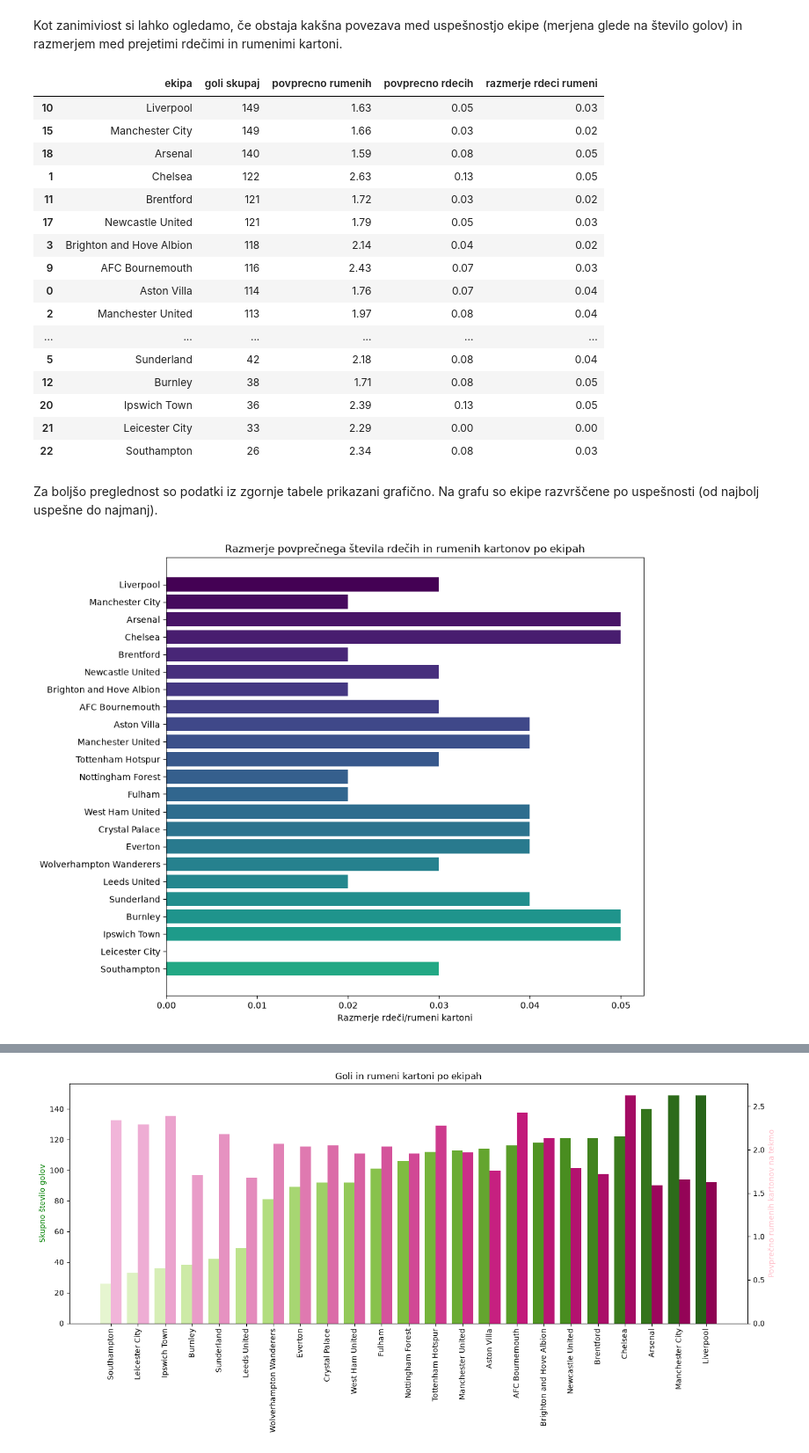
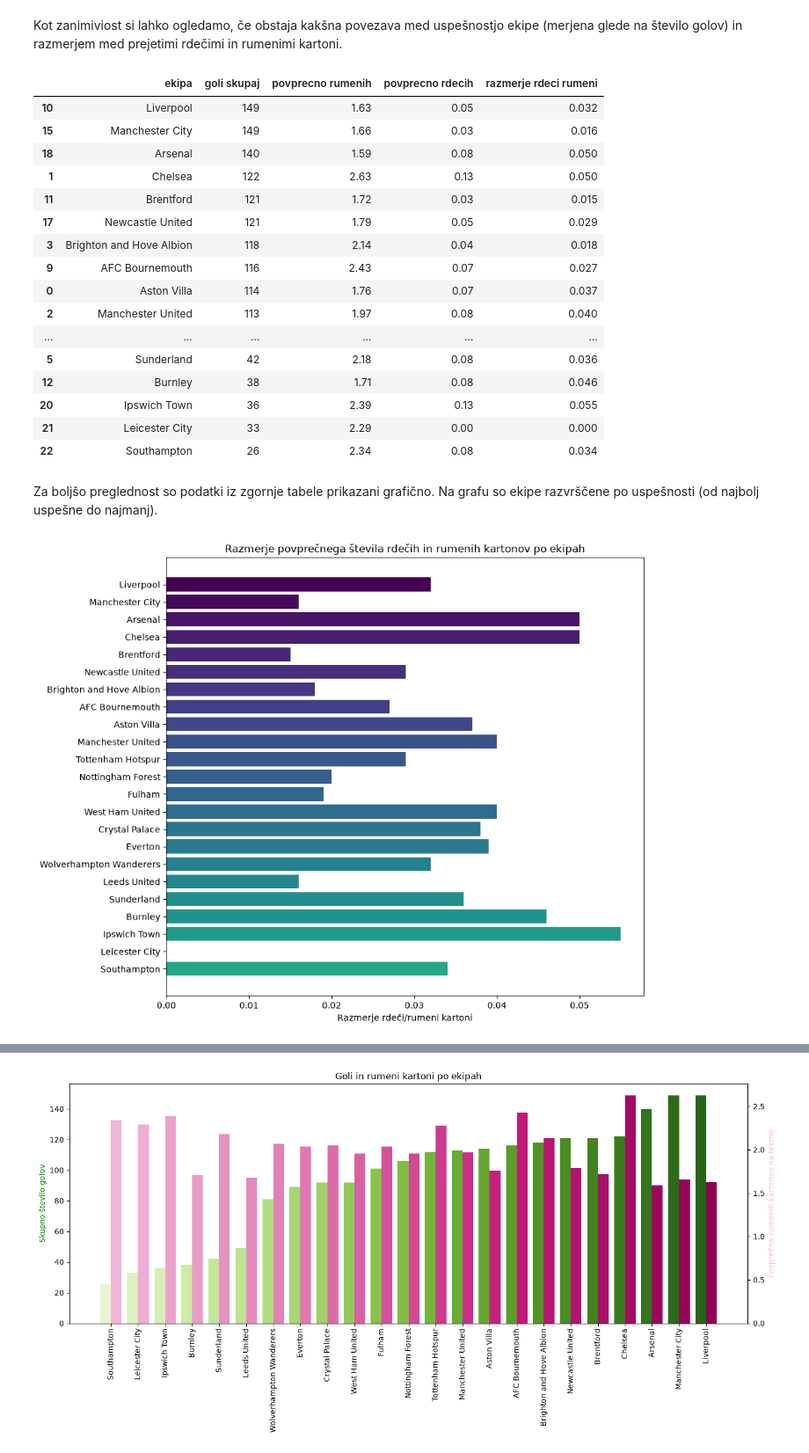
Before and after one commit to KristinaD03/projektna-UVP, a Jupyter notebook: analiza_tekem.ipynb, the cells around one changed output, grey strips where cells are left out. Shown at 88% size. Cells and saved outputs as stored; diff of their text form; code cells hidden in the pictures.

```diff
--- a/analiza_tekem.ipynb
+++ b/analiza_tekem.ipynb
@@ -597,7 +606,7 @@ for ekipa in ekipe:
     imena_ekip.append(ekipa)
     seznam_rumenih.append(round(povp_rumeni, 2))
     seznam_rdecih.append(round(povp_rdeci, 2))
-    seznam_razmerij.append(round(razmerje, 2))
+    seznam_razmerij.append(round(razmerje, 3))
 
 
 tabela_kartonov = pd.DataFrame({
@@ -641,13 +648,13 @@ seznam_razmerij = []
 
 for i in range(len(tabela_kartonov)):
 
-    ime_ekipe = tabela_kartonov['ekipa'].iloc[i]
+    ime_ekipe = tabela_kartonov['ekipa'][i]
 
     seznam_ekip.append(ime_ekipe)
     seznam_golov.append(goli_skupaj[ime_ekipe])
-    seznam_rumenih.append(tabela_kartonov['povprecno rumenih'].iloc[i])
-    seznam_rdecih.append(tabela_kartonov['povprecno rdecih'].iloc[i])
-    seznam_razmerij.append(tabela_kartonov['razmerje'].iloc[i])
+    seznam_rumenih.append(tabela_kartonov['povprecno rumenih'][i])
+    seznam_rdecih.append(tabela_kartonov['povprecno rdecih'][i])
+    seznam_razmerij.append(tabela_kartonov['razmerje'][i])
 
 skupna_tabela = pd.DataFrame({
     'ekipa': seznam_ekip,
@@ -662,45 +669,49 @@ skupna_tabela = skupna_tabela.sort_values('goli skupaj', ascending=False)
 skupna_tabela
 # %% [output]
 |  | ekipa | goli skupaj | povprecno rumenih | povprecno rdecih | razmerje rdeci rumeni |
-| 10 | Liverpool | 149 | 1.63 | 0.05 | 0.03 |
-| 15 | Manchester City | 149 | 1.66 | 0.03 | 0.02 |
-| 18 | Arsenal | 140 | 1.59 | 0.08 | 0.05 |
-| 1 | Chelsea | 122 | 2.63 | 0.13 | 0.05 |
-| 11 | Brentford | 121 | 1.72 | 0.03 | 0.02 |
-| 17 | Newcastle United | 121 | 1.79 | 0.05 | 0.03 |
-| 3 | Brighton and Hove Albion | 118 | 2.14 | 0.04 | 0.02 |
-| 9 | AFC Bournemouth | 116 | 2.43 | 0.07 | 0.03 |
-| 0 | Aston Villa | 114 | 1.76 | 0.07 | 0.04 |
-| 2 | Manchester United | 113 | 1.97 | 0.08 | 0.04 |
+| 10 | Liverpool | 149 | 1.63 | 0.05 | 0.032 |
+| 15 | Manchester City | 149 | 1.66 | 0.03 | 0.016 |
+| 18 | Arsenal | 140 | 1.59 | 0.08 | 0.050 |
+| 1 | Chelsea | 122 | 2.63 | 0.13 | 0.050 |
+| 11 | Brentford | 121 | 1.72 | 0.03 | 0.015 |
+| 17 | Newcastle United | 121 | 1.79 | 0.05 | 0.029 |
+| 3 | Brighton and Hove Albion | 118 | 2.14 | 0.04 | 0.018 |
+| 9 | AFC Bournemouth | 116 | 2.43 | 0.07 | 0.027 |
+| 0 | Aston Villa | 114 | 1.76 | 0.07 | 0.037 |
+| 2 | Manchester United | 113 | 1.97 | 0.08 | 0.040 |
 | ... | ... | ... | ... | ... | ... |
-| 5 | Sunderland | 42 | 2.18 | 0.08 | 0.04 |
-| 12 | Burnley | 38 | 1.71 | 0.08 | 0.05 |
-| 20 | Ipswich Town | 36 | 2.39 | 0.13 | 0.05 |
-| 21 | Leicester City | 33 | 2.29 | 0.00 | 0.00 |
-| 22 | Southampton | 26 | 2.34 | 0.08 | 0.03 |
+| 5 | Sunderland | 42 | 2.18 | 0.08 | 0.036 |
+| 12 | Burnley | 38 | 1.71 | 0.08 | 0.046 |
+| 20 | Ipswich Town | 36 | 2.39 | 0.13 | 0.055 |
+| 21 | Leicester City | 33 | 2.29 | 0.00 | 0.000 |
+| 22 | Southampton | 26 | 2.34 | 0.08 | 0.034 |
 # %% [markdown]
 Za boljšo preglednost so podatki iz zgornje tabele prikazani grafično. Na grafu so ekipe razvrščene po uspešnosti (od najbolj uspešne do najmanj).
 # %%
 import matplotlib.cm as cm
 import numpy as np
 
+tabela_sortirana = skupna_tabela.copy()
 
-tabela_sortirana = skupna_tabela.copy()
 tabela_sortirana['goli skupaj'] = tabela_sortirana['ekipa'].map(goli_skupaj)
 
 tabela_sortirana = tabela_sortirana.sort_values('goli skupaj', ascending=True)
 
 nove_barve = cm.viridis.reversed()
-
 barve = nove_barve(np.linspace(0.4, 1, len(tabela_sortirana)))
 
+plt.figure(figsize=(10, 8))
 
-plt.figure(figsize=(10, 8))
-plt.barh(tabela_sortirana['ekipa'], tabela_sortirana['razmerje rdeci rumeni'], color=barve)
+plt.barh(
+    tabela_sortirana['ekipa'],
+    tabela_sortirana['razmerje rdeci rumeni'],
+    color=barve
+)
+
 plt.xlabel('Razmerje rdeči/rumeni kartoni')
 plt.title('Razmerje povprečnega števila rdečih in rumenih kartonov po ekipah')
 plt.tight_layout()
 plt.show()
 # %% [output]
-[figure, old version]
+[figure, new version]
 # %% [markdown]
```
Also changed, not shown: parts of 26 cells of this notebook.
